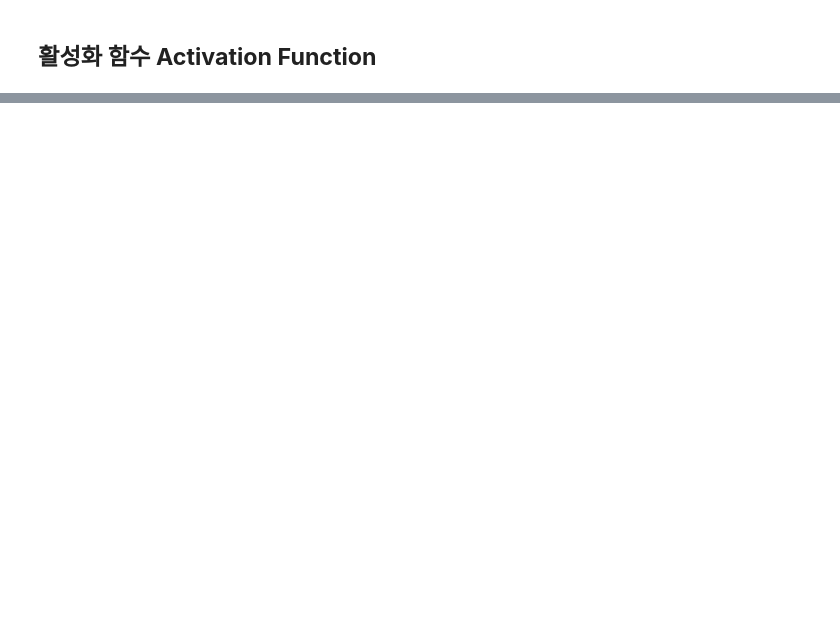
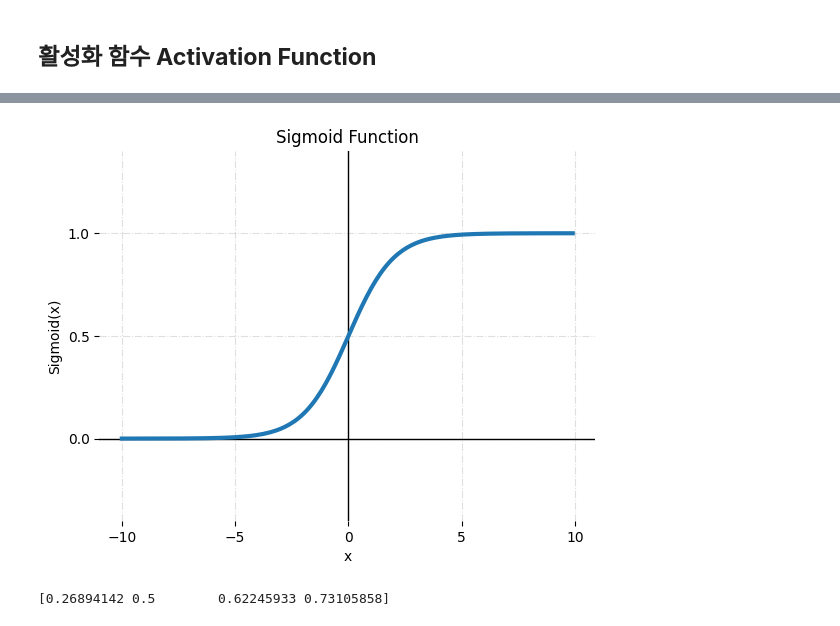
Before and after one commit to normalstory/2024AI_CoachingStudy, a Jupyter notebook: week3_ActivationFunction.ipynb, the cells around one changed output, grey strips where cells are left out. Drawn from its saved outputs; the diff is of its cells as text; code cells hidden in the pictures; blank space fills up the shorter version.

```diff
--- a/week3_ActivationFunction.ipynb
+++ b/week3_ActivationFunction.ipynb
@@ -140,0 +95,24 @@ plt.show()
+# %%
+# plotting
+plt.title('Sigmoid Function')
+plt.box(on=None)
+plt.ylim((-0.4, 1.4))
+plt.axhline(lw=1, c='black')
+plt.axvline(lw=1, c='black')
+plt.grid(alpha=0.4, ls='-.')
+plt.locator_params(nbins=5)
+plt.xlabel("x")
+plt.ylabel("Sigmoid(x)")
+plt.plot(line_x, sigmoid(line_x), lw=3)
+plt.show()
+
+
+# plt.plot([0,0], [1.0,-1.0], ':') # 가운데 점선 추가
+# plt.axhline(y=0, color='orange', linestyle='--')
+# %% [output]
+[figure, added]
+# %%
+# Compute Func values for corresponding x
+print(sigmoid(value_x))
+# %% [output]
+[0.26894142 0.5        0.62245933 0.73105858]
```
Also changed, not shown: parts of 51 cells of this notebook, 2 other files.
